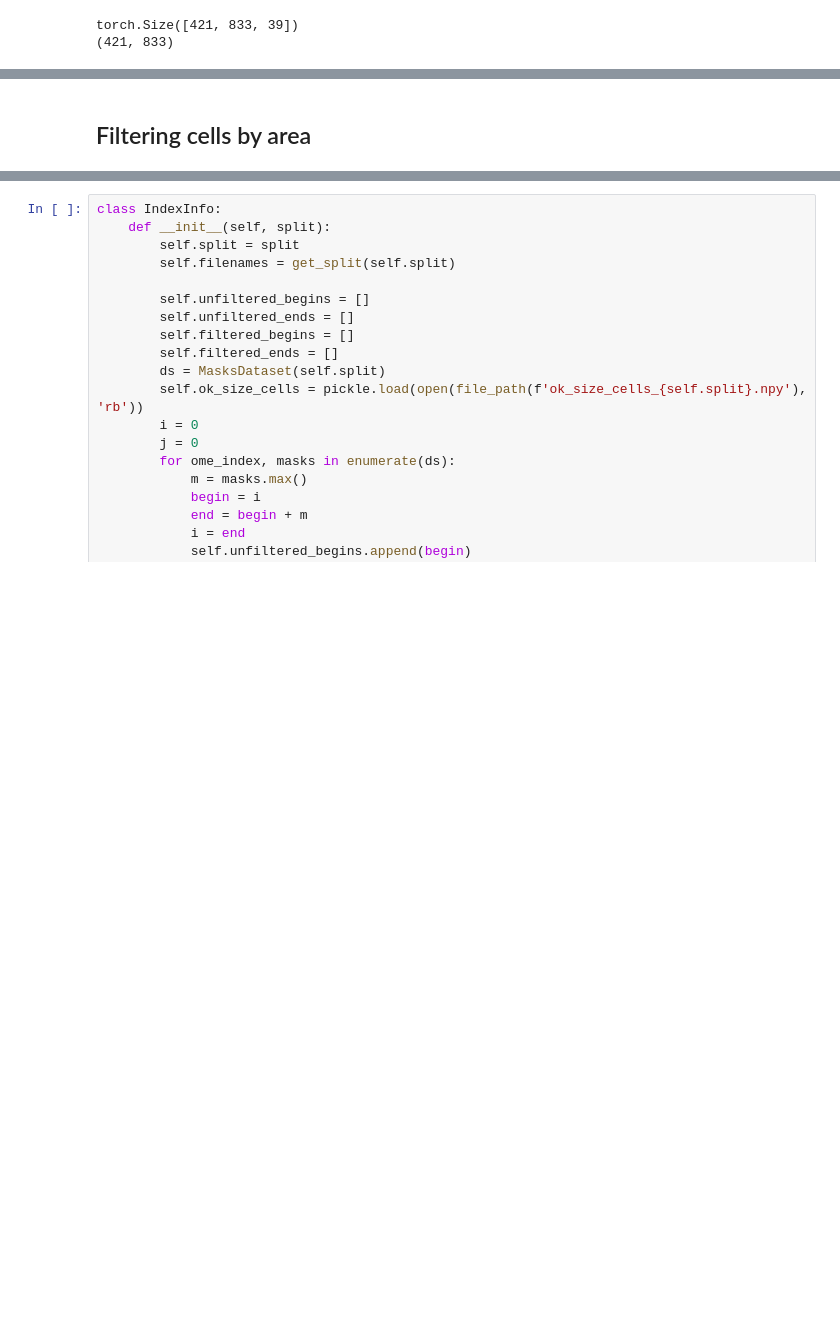
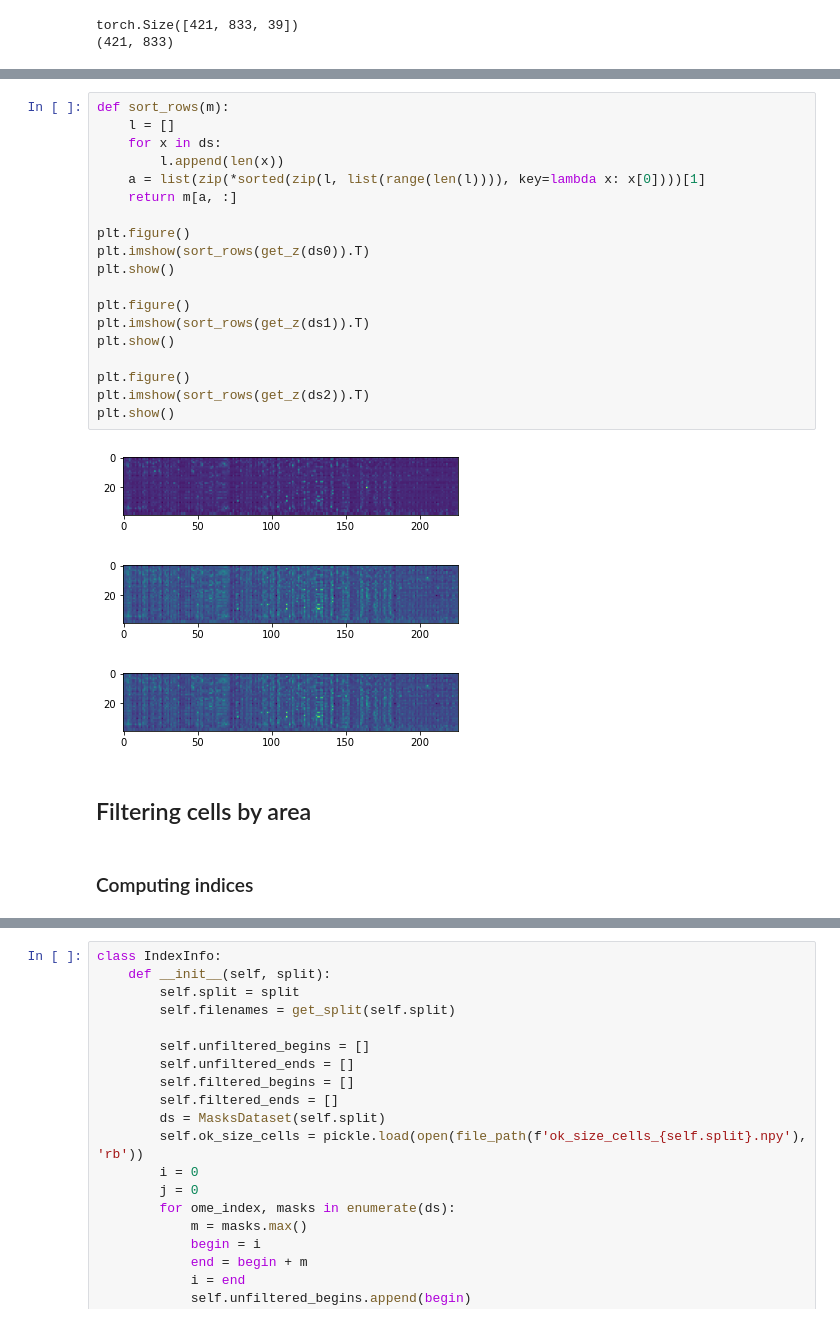
Before and after one commit to PMBio/spava, a Jupyter notebook: 018_new_datasets.ipynb, the cells around one changed output, grey strips where cells are left out. Cells and saved outputs as stored; diff of their text form; blank space fills up the shorter version.

```diff
--- a/018_new_datasets.ipynb
+++ b/018_new_datasets.ipynb
@@ -110,5 +357,30 @@ torch.Size([421, 833, 39])
+# %%
+def sort_rows(m):
+    l = []
+    for x in ds:
+        l.append(len(x))
+    a = list(zip(*sorted(zip(l, list(range(len(l)))), key=lambda x: x[0])))[1]
+    return m[a, :]
+
+plt.figure()
+plt.imshow(sort_rows(get_z(ds0)).T)
+plt.show()
+
+plt.figure()
+plt.imshow(sort_rows(get_z(ds1)).T)
+plt.show()
+
+plt.figure()
+plt.imshow(sort_rows(get_z(ds2)).T)
+plt.show()
+# %% [output]
+[figure, added]
+[figure, added]
+[figure, added]
 # %% [markdown]
 ## Filtering cells by area
+# %% [markdown]
+### Computing indices
 # %%
 %%script false --no-raise-error
 
```
Also changed, not shown: parts of 38 cells of this notebook.
